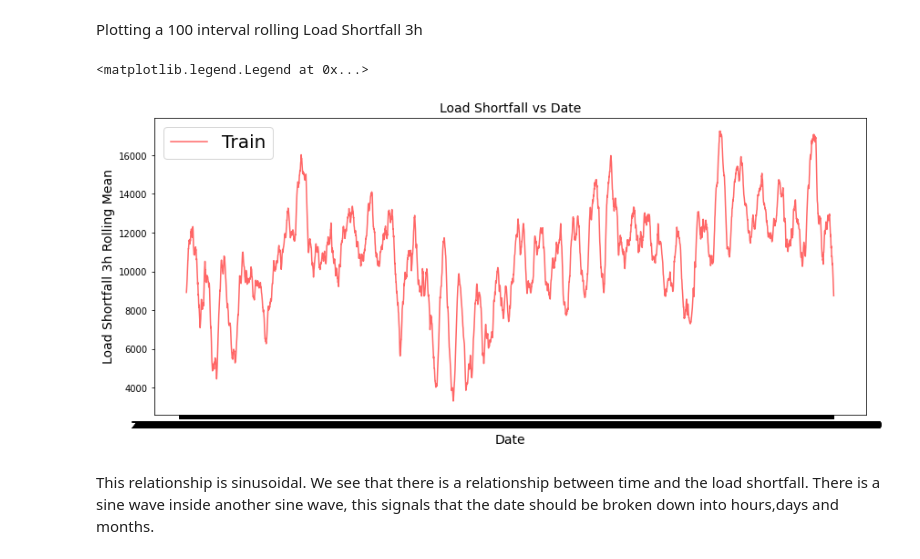
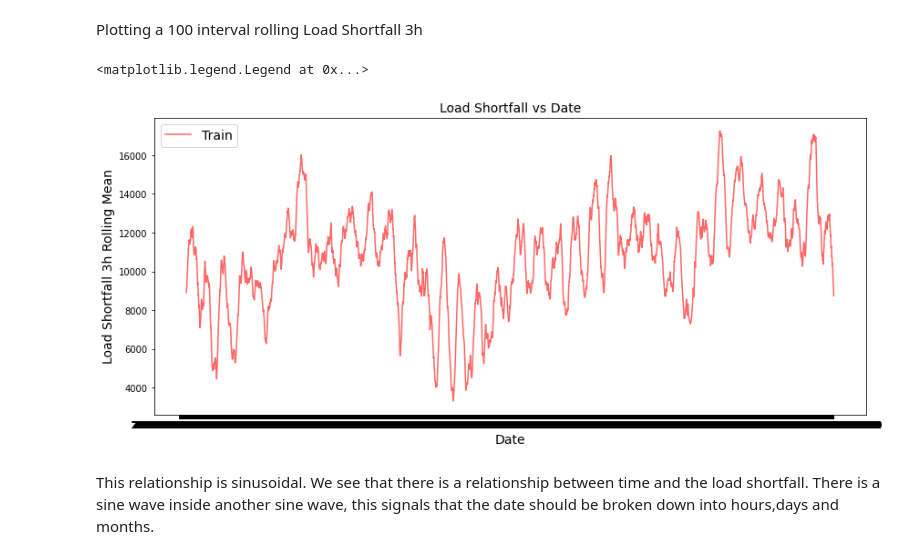
Before and after one commit to kwanda2426/load-shortfall-regression-predict-api-template, a Jupyter notebook: latest_note_book.ipynb, the cells around one changed output. Drawn from its saved outputs; the diff is of its cells as text; code cells hidden in the pictures.

```diff
--- a/latest_note_book.ipynb
+++ b/latest_note_book.ipynb
@@ -351,15 +355,17 @@ load_Shortfall_rm = df_train.load_shortfall_3h.rolling(window=100).mean()
 # %% [markdown]
 Plotting a 100 interval rolling Load Shortfall 3h
 # %%
-plt.figure(figsize=(14,6))
-plt.plot(x_graph.time, load_Shortfall_rm, label='Train', alpha=0.6, color='red')
-plt.xlabel('Date', {'size': 14})
-plt.ylabel('Load Shortfall 3h Rolling Mean', {'size': 14})
-plt.title('Load Shortfall vs Date', {'size': 14})
-plt.legend(fontsize=20,facecolor='white')
+# plot with reduced noise
+
+plt.figure(figsize=(14,6)) # plot size
+plt.plot(x_graph.time, load_Shortfall_rm, label='Train', alpha=0.6, color='red') # plot attributes
+plt.xlabel('Date', {'size': 14}) # label formatting
+plt.ylabel('Load Shortfall 3h Rolling Mean', {'size': 14}) # y label formatting
+plt.title('Load Shortfall vs Date', {'size': 14}) # title
+plt.legend(fontsize=14,facecolor='white') # legend formatting
 # %% [output]
 <matplotlib.legend.Legend at 0x...>
-[figure, old version]
+[figure, new version]
 # %% [markdown]
 This relationship is sinusoidal. We see that there is a relationship between time and the load shortfall. There is a sine wave inside another sine wave, this signals that the date should be broken down into hours,days and months.
 # %%
```
Also changed, not shown: parts of 9 cells of this notebook.
